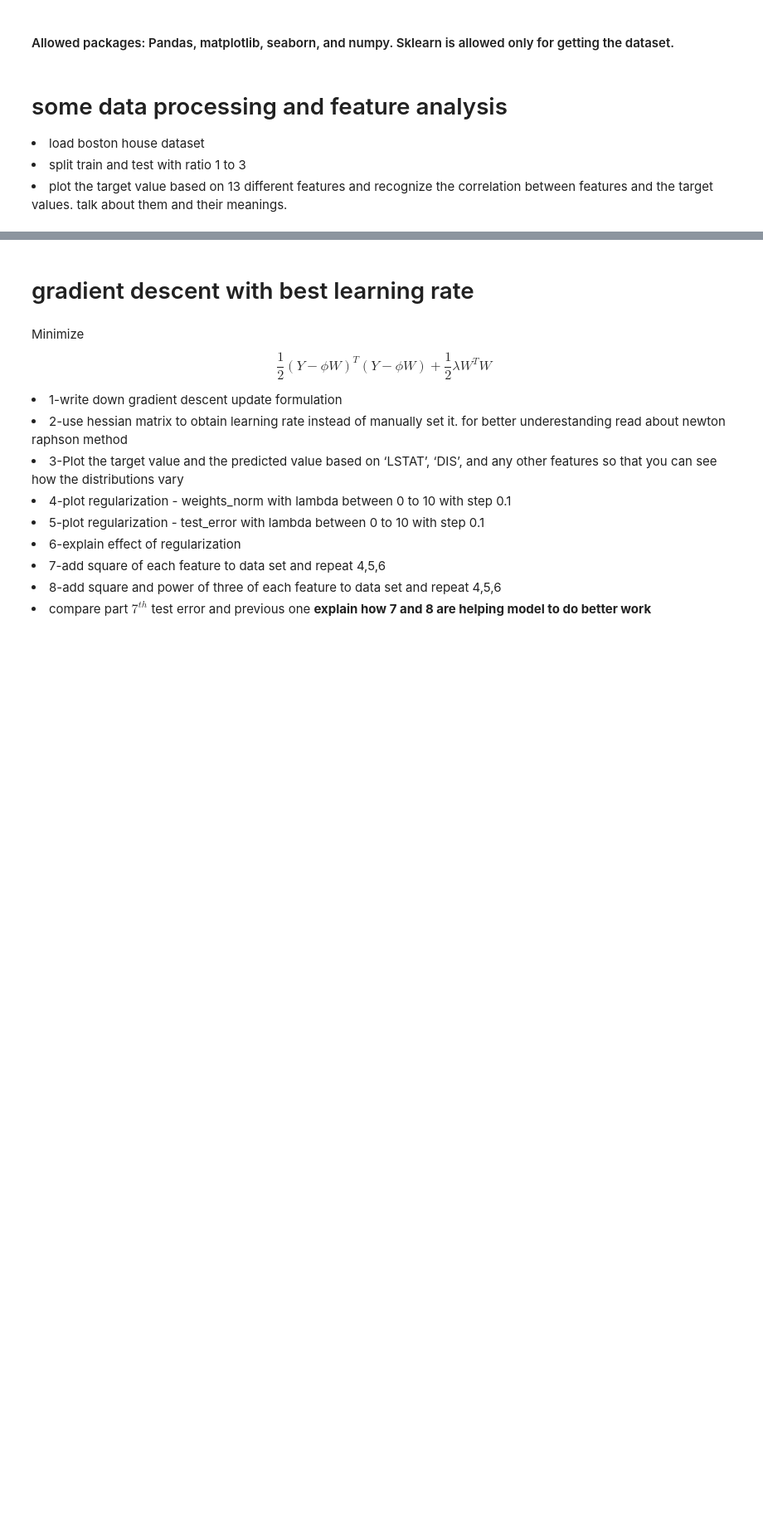
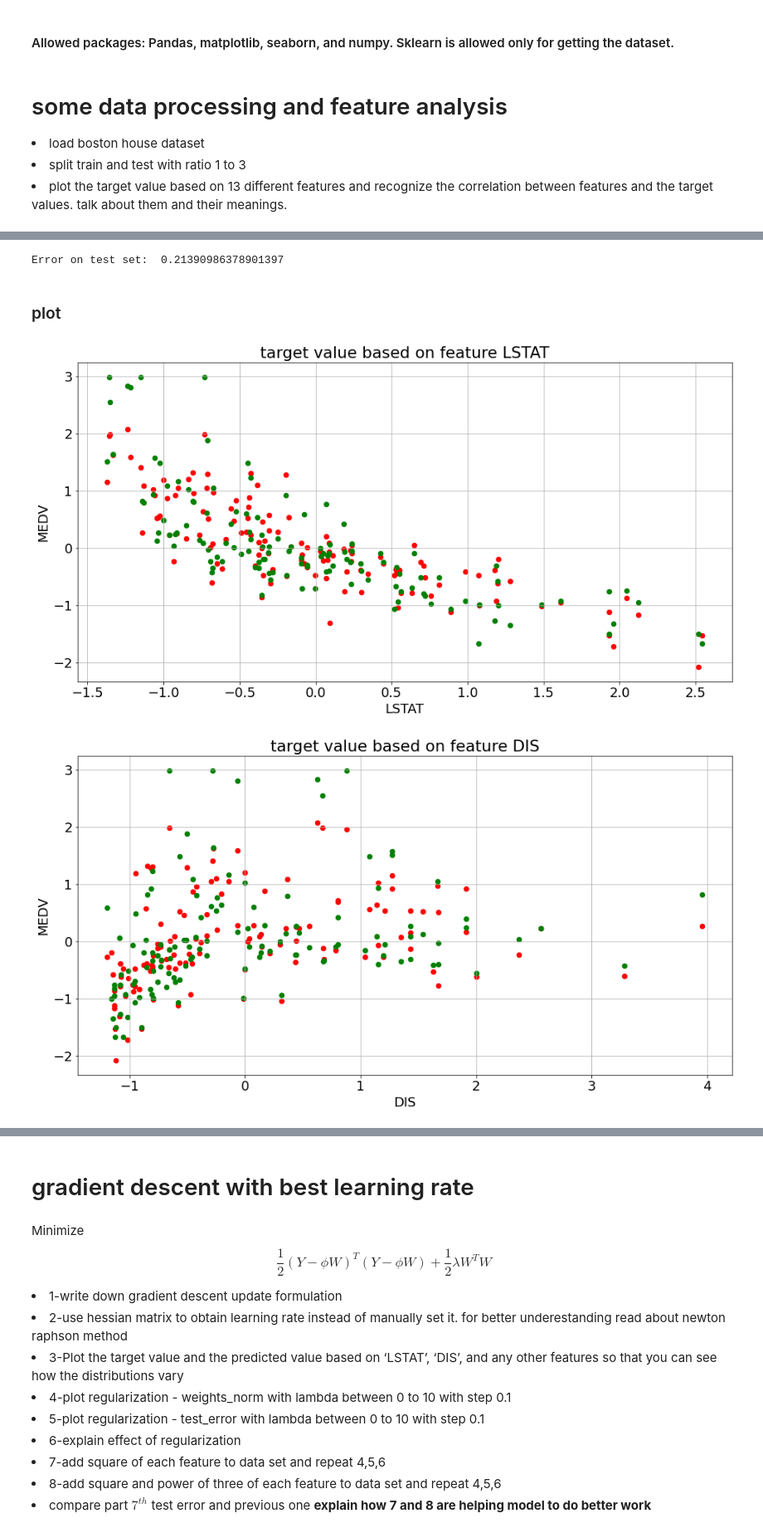
Before and after one commit to mm-mehran79/AI, a Jupyter notebook: HWs/4/Regression/PQ2.ipynb, the cells around one changed output, grey strips where cells are left out. Shown at 83% size. Saved outputs shown, nothing was run; the diff lists cells and outputs as text; code cells hidden in the pictures; blank space fills up the shorter version.

```diff
--- a/HWs/4/Regression/PQ2.ipynb
+++ b/HWs/4/Regression/PQ2.ipynb
@@ -65,0 +119,40 @@ class LinearRegressionModel: #phi is phi = lambda X : np.c_[np.ones(X.shape[0]),
+# %%
+model = LinearRegressionModel()
+weights = model.fit(X_train, y_train, 0.1)
+y_pred = model.transform(X_test)
+error = model.evaluate(X_test, y_test)
+print("Error on test set: ", error)
+# %% [output]
+Error on test set:  0.21390986378901397
+# %% [markdown]
+### plot
+# %%
+plt.figure
+plt.scatter(X_test.LSTAT, y_pred, color='red', lw=1.5)
+plt.scatter(X_test.LSTAT, y_test, color='green', lw=1.5)
+plt.ylabel(data.columns[-1])
+plt.xlabel('LSTAT')
+plt.title(f'target value based on feature LSTAT')
+plt.grid()
+plt.show()
+
+plt.figure
+plt.scatter(X_test.DIS, y_pred, color='red', lw=1.5)
+plt.scatter(X_test.DIS, y_test, color='green', lw=1.5)
+plt.ylabel(data.columns[-1])
+plt.xlabel('DIS')
+plt.title(f'target value based on feature DIS')
+plt.grid()
+plt.show()
+
+plt.figure
+plt.scatter(X_test.ZN, y_pred, color='red', lw=1.5)
+plt.scatter(X_test.ZN, y_test, color='green', lw=1.5)
+plt.ylabel(data.columns[-1])
+plt.xlabel('ZN')
+plt.title(f'target value based on feature ZN')
+plt.grid()
+plt.show()
+# %% [output]
+[figure, added]
+[figure, added]
```
Also changed, not shown: parts of 37 cells of this notebook, 1 other file.
